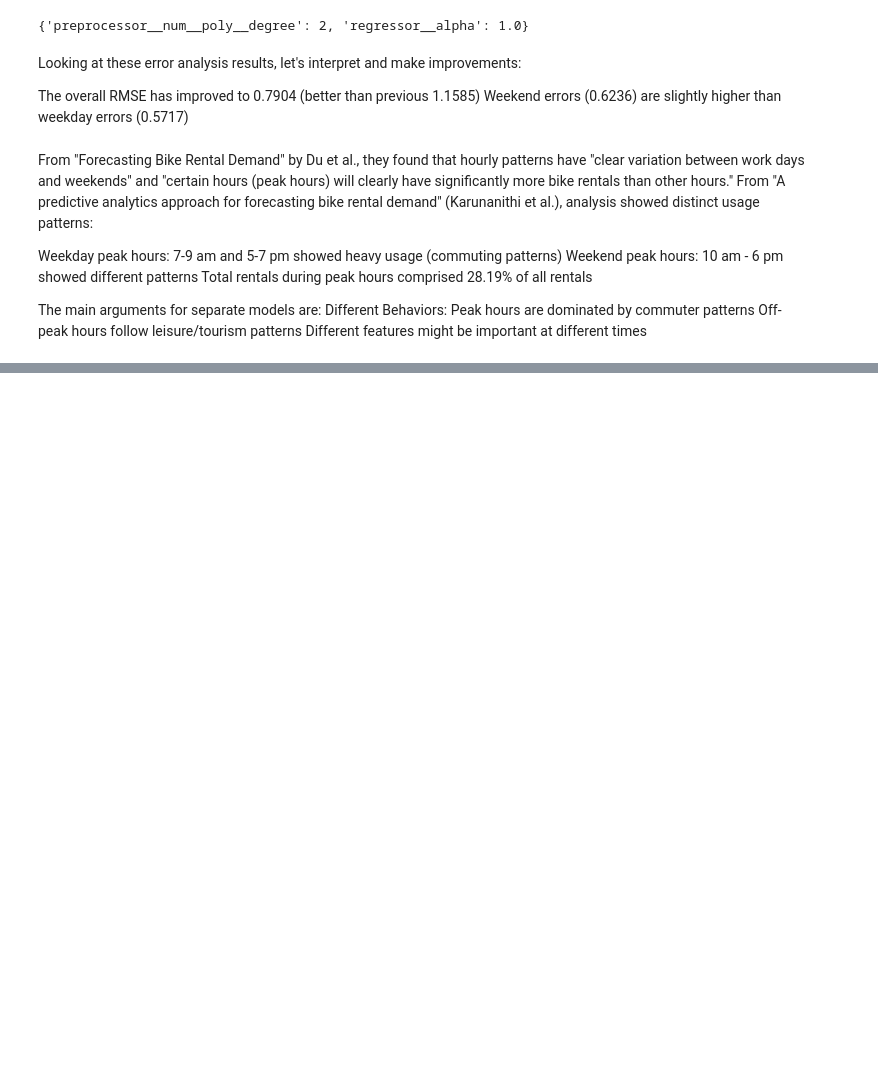
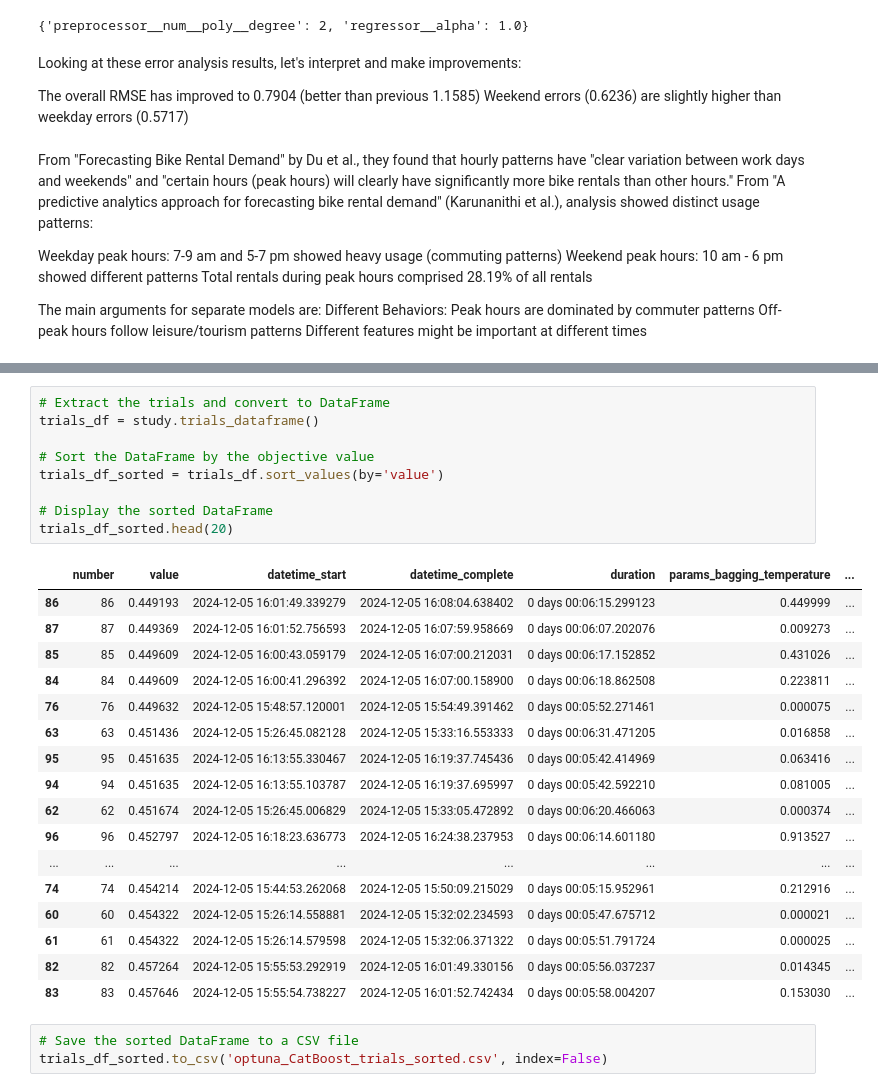
Before and after one commit to alexandreblivet/bike_counters_ac_team, a Jupyter notebook: methodology_notebook.ipynb, the cells around one changed output, grey strips where cells are left out. Cells and saved outputs as stored; diff of their text form; blank space fills up the shorter version.

Commit message:
Regressor analysis and CatBoost Optuna

```diff
--- a/methodology_notebook.ipynb
+++ b/methodology_notebook.ipynb
@@ -639,0 +989,30 @@ Different features might be important at different times
+# %%
+# Extract the trials and convert to DataFrame
+trials_df = study.trials_dataframe()
+
+# Sort the DataFrame by the objective value
+trials_df_sorted = trials_df.sort_values(by='value')
+
+# Display the sorted DataFrame
+trials_df_sorted.head(20)
+# %% [output]
+|  | number | value | datetime_start | datetime_complete | duration | params_bagging_temperature | ... |
+| 86 | 86 | 0.449193 | 2024-12-05 16:01:49.339279 | 2024-12-05 16:08:04.638402 | 0 days 00:06:15.299123 | 0.449999 | ... |
+| 87 | 87 | 0.449369 | 2024-12-05 16:01:52.756593 | 2024-12-05 16:07:59.958669 | 0 days 00:06:07.202076 | 0.009273 | ... |
+| 85 | 85 | 0.449609 | 2024-12-05 16:00:43.059179 | 2024-12-05 16:07:00.212031 | 0 days 00:06:17.152852 | 0.431026 | ... |
+| 84 | 84 | 0.449609 | 2024-12-05 16:00:41.296392 | 2024-12-05 16:07:00.158900 | 0 days 00:06:18.862508 | 0.223811 | ... |
+| 76 | 76 | 0.449632 | 2024-12-05 15:48:57.120001 | 2024-12-05 15:54:49.391462 | 0 days 00:05:52.271461 | 0.000075 | ... |
+| 63 | 63 | 0.451436 | 2024-12-05 15:26:45.082128 | 2024-12-05 15:33:16.553333 | 0 days 00:06:31.471205 | 0.016858 | ... |
+| 95 | 95 | 0.451635 | 2024-12-05 16:13:55.330467 | 2024-12-05 16:19:37.745436 | 0 days 00:05:42.414969 | 0.063416 | ... |
+| 94 | 94 | 0.451635 | 2024-12-05 16:13:55.103787 | 2024-12-05 16:19:37.695997 | 0 days 00:05:42.592210 | 0.081005 | ... |
+| 62 | 62 | 0.451674 | 2024-12-05 15:26:45.006829 | 2024-12-05 15:33:05.472892 | 0 days 00:06:20.466063 | 0.000374 | ... |
+| 96 | 96 | 0.452797 | 2024-12-05 16:18:23.636773 | 2024-12-05 16:24:38.237953 | 0 days 00:06:14.601180 | 0.913527 | ... |
+| ... | ... | ... | ... | ... | ... | ... | ... |
+| 74 | 74 | 0.454214 | 2024-12-05 15:44:53.262068 | 2024-12-05 15:50:09.215029 | 0 days 00:05:15.952961 | 0.212916 | ... |
+| 60 | 60 | 0.454322 | 2024-12-05 15:26:14.558881 | 2024-12-05 15:32:02.234593 | 0 days 00:05:47.675712 | 0.000021 | ... |
+| 61 | 61 | 0.454322 | 2024-12-05 15:26:14.579598 | 2024-12-05 15:32:06.371322 | 0 days 00:05:51.791724 | 0.000025 | ... |
+| 82 | 82 | 0.457264 | 2024-12-05 15:55:53.292919 | 2024-12-05 16:01:49.330156 | 0 days 00:05:56.037237 | 0.014345 | ... |
+| 83 | 83 | 0.457646 | 2024-12-05 15:55:54.738227 | 2024-12-05 16:01:52.742434 | 0 days 00:05:58.004207 | 0.153030 | ... |
+# %%
+# Save the sorted DataFrame to a CSV file
+trials_df_sorted.to_csv('optuna_CatBoost_trials_sorted.csv', index=False)
```
Also changed, not shown: parts of 15 cells of this notebook, 5 other files.
